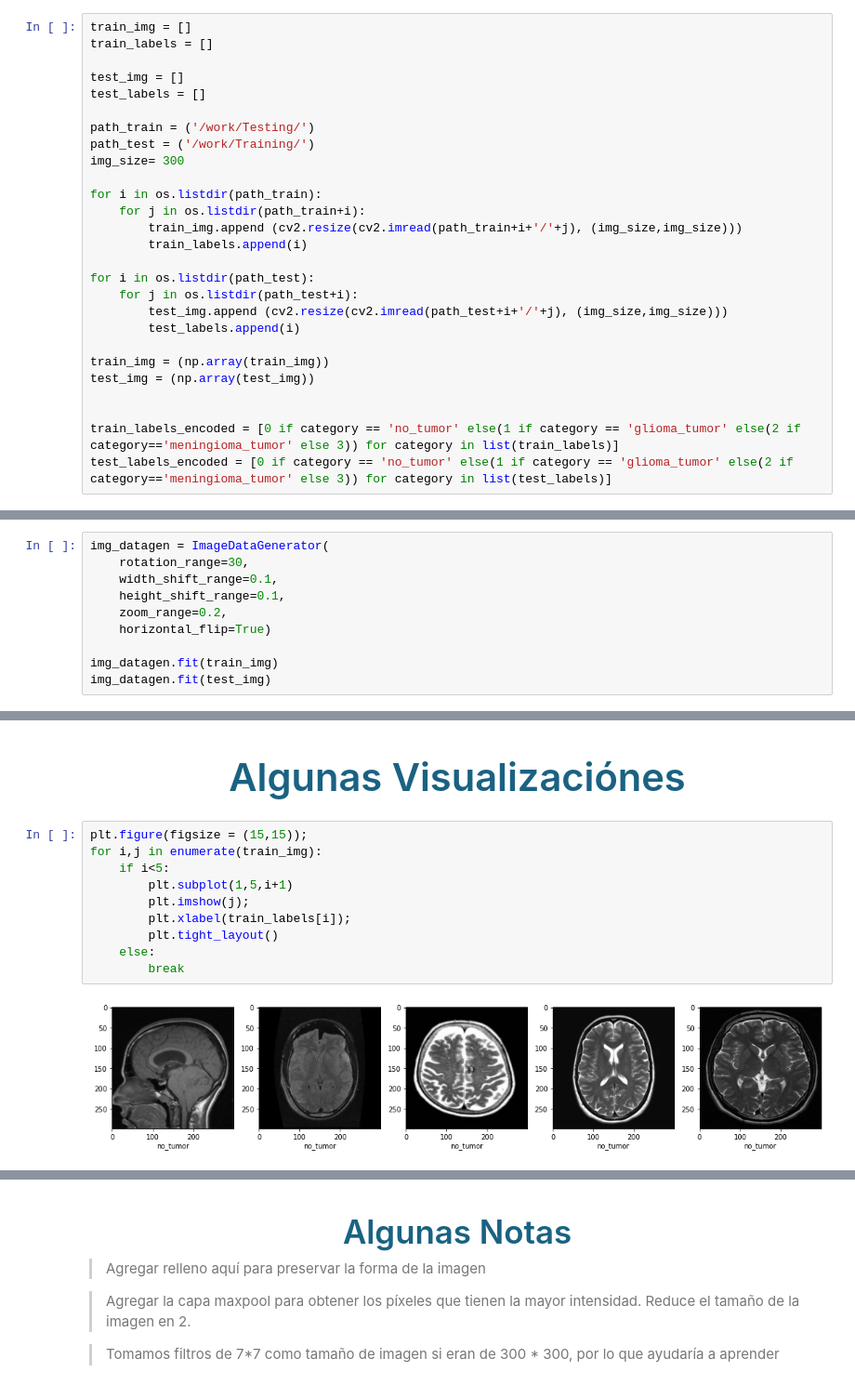
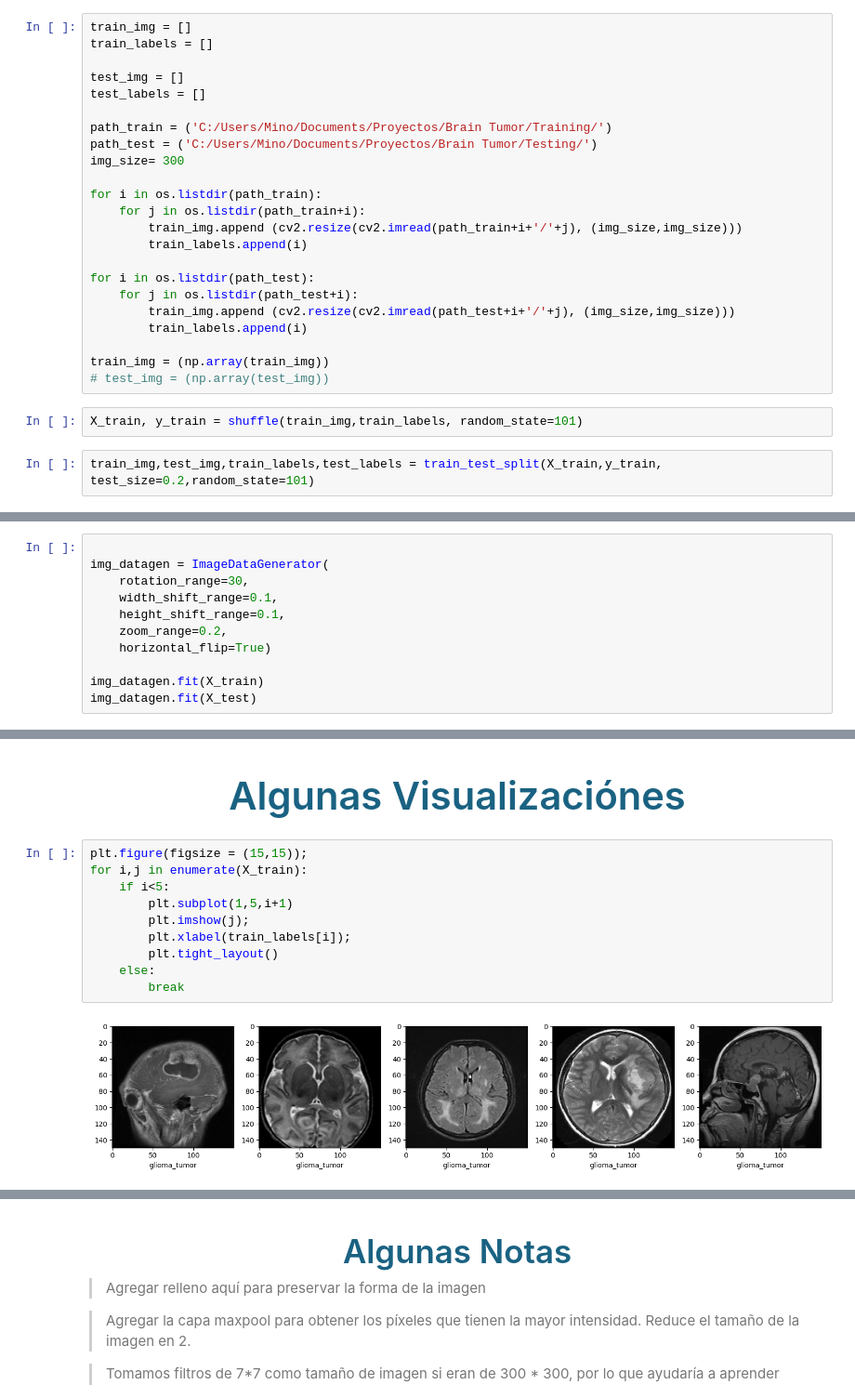
Before and after one commit to Vapss/ModeladoFinal, a Jupyter notebook: FinalModelado.ipynb, the cells around one changed output, grey strips where cells are left out. Shown: that part at 93% size. Drawn from its saved outputs; the diff is of its cells as text.

```diff
--- a/FinalModelado.ipynb
+++ b/FinalModelado.ipynb
@@ -115,8 +89,8 @@ train_labels = []
 test_img = []
 test_labels = []
 
-path_train = ('/work/Testing/')
-path_test = ('/work/Training/')
+path_train = ('C:/Users/Mino/Documents/Proyectos/Brain Tumor/Training/')
+path_test = ('C:/Users/Mino/Documents/Proyectos/Brain Tumor/Testing/')
 img_size= 300
 
 for i in os.listdir(path_train):
@@ -126,12 +100,12 @@ for i in os.listdir(path_train):
 
 for i in os.listdir(path_test):
     for j in os.listdir(path_test+i):
-        test_img.append (cv2.resize(cv2.imread(path_test+i+'/'+j), (img_size,img_size)))
-        test_labels.append(i)
+        train_img.append (cv2.resize(cv2.imread(path_test+i+'/'+j), (img_size,img_size)))
+        train_labels.append(i)
 
 train_img = (np.array(train_img))
-test_img = (np.array(test_img))
-
-
-train_labels_encoded = [0 if category == 'no_tumor' else(1 if category == 'glioma_tumor' else(2 if category=='meningioma_tumor' else 3)) for category in list(train_labels)]
-test_labels_encoded = [0 if category == 'no_tumor' else(1 if category == 'glioma_tumor' else(2 if category=='meningioma_tumor' else 3)) for category in list(test_labels)]
+# test_img = (np.array(test_img))
+# %%
+X_train, y_train = shuffle(train_img,train_labels, random_state=101)
+# %%
+train_img,test_img,train_labels,test_labels = train_test_split(X_train,y_train, test_size=0.2,random_state=101)
@@ -145,5 +123,6 @@ Shape del train:  (394, 300, 300, 3)  y shape en el test:  (2870, 300, 300, 3)
 # <p style="background-color:#ffffff;font-family:newtimeroman;color:#1a6282;font-size:150%;text-align:center;border-radius:40px 40px;">Aumentando los datos</p>
 # %%
+
 img_datagen = ImageDataGenerator(
     rotation_range=30,
     width_shift_range=0.1,
@@ -151,5 +130,5 @@ img_datagen = ImageDataGenerator(
     zoom_range=0.2,
     horizontal_flip=True)
 
-img_datagen.fit(train_img)
-img_datagen.fit(test_img)
+img_datagen.fit(X_train)
+img_datagen.fit(X_test)
@@ -166,16 +138,16 @@ train_x.shape, train_y.shape, val_x.shape, val_y.shape
 # <p style="background-color:#ffffff;font-family:newtimeroman;color:#1a6282;font-size:150%;text-align:center;border-radius:40px 40px;">Algunas Visualizaciónes</p>
 # %%
 plt.figure(figsize = (15,15));
-for i,j in enumerate(train_img):
+for i,j in enumerate(X_train):
     if i<5:
         plt.subplot(1,5,i+1)
         plt.imshow(j);
         plt.xlabel(train_labels[i]);
         plt.tight_layout()
     else:
         break
 # %% [output]
-[figure, old version]
+[figure, new version]
 # %%
 plt.figure(figsize = (17,8));
 lis = ['Train', 'Test']
```
Also changed, not shown: parts of 20 cells of this notebook.
